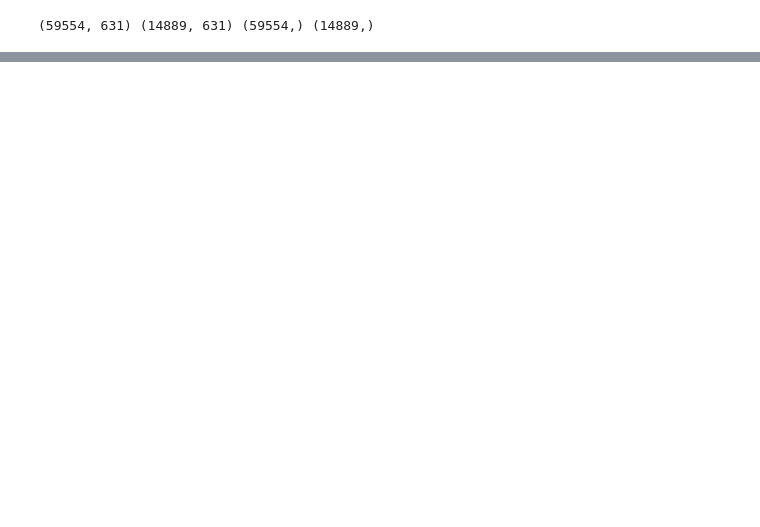
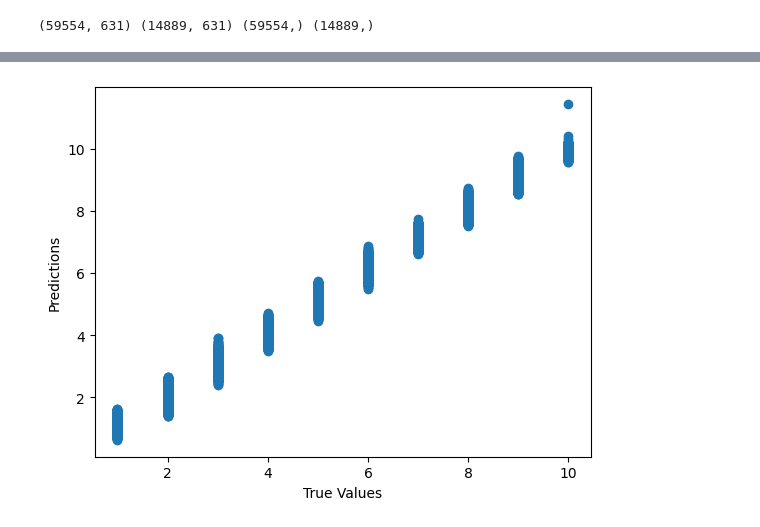
Before and after one commit to leeh-nix/air-quality-index-prediction, a Jupyter notebook: AQI_ml.ipynb, the cells around one changed output, grey strips where cells are left out. Saved outputs shown, nothing was run; the diff lists cells and outputs as text; code cells hidden in the pictures; blank space fills up the shorter version.

```diff
--- a/AQI_ml.ipynb
+++ b/AQI_ml.ipynb
@@ -157,0 +167,25 @@ print(X_train.shape, X_test.shape, y_train.shape, y_test.shape)
+# %%
+import tensorflow as tf
+
+# Define the model
+model_nn = tf.keras.models.Sequential()
+model_nn.add(tf.keras.layers.Dense(128, activation="relu", input_shape=(X_train.shape[1],)))
+model_nn.add(tf.keras.layers.Dense(64, activation="relu"))
+model_nn.add(tf.keras.layers.Dense(1))  # Output layer with 1 neuron for regression
+
+# Compile the model_nn
+model_nn.compile(
+    optimizer="adam", loss="mean_squared_error"
+)  # Use mean squared error for regression
+
+# Train the model_nn
+history = model_nn.fit(
+    X_train, y_train, epochs=10, batch_size=32, validation_data=(X_test, y_test)
+)
+
+# Evaluate the model_nn
+loss = model_nn.evaluate(X_test, y_test)
+print(f"Mean Squared Error on Test Set: {loss:.2f}")
+
+# Make predictions
+y_pred = model_nn.predict(X_test)
@@ -157,0 +210,8 @@ print(X_train.shape, X_test.shape, y_train.shape, y_test.shape)
+# %%
+# Plotting the true vs predicted values
+plt.scatter(y_test, y_pred)
+plt.xlabel("True Values")
+plt.ylabel("Predictions")
+plt.show()
+# %% [output]
+[figure, added]
```
Also changed, not shown: parts of 16 cells of this notebook.
